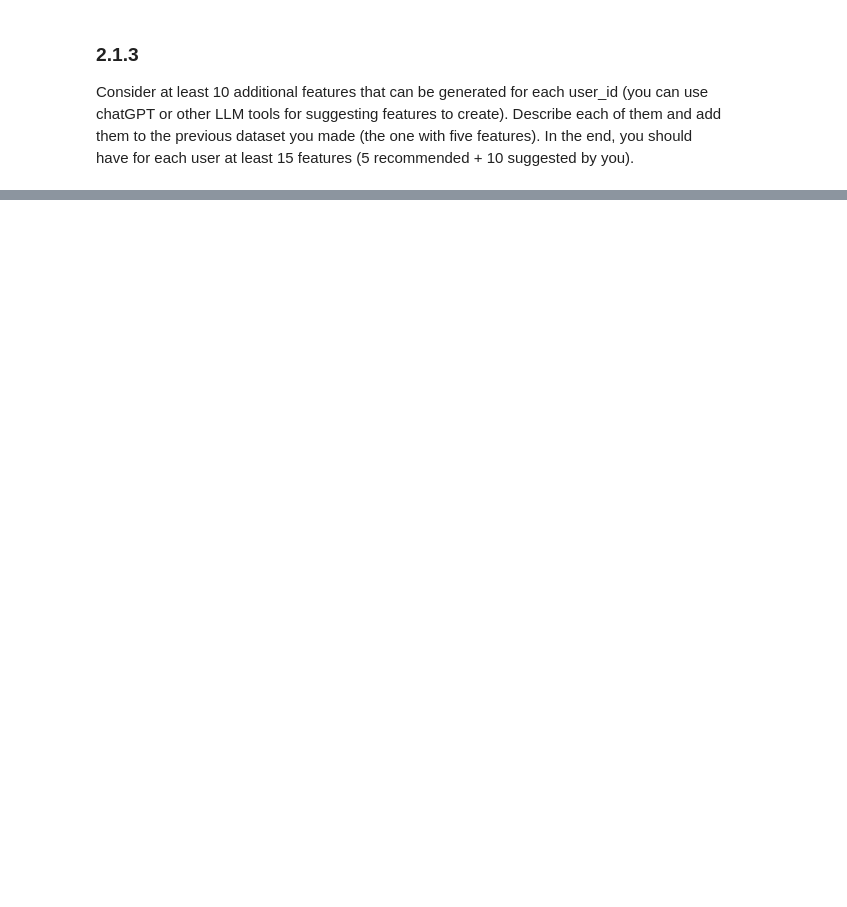
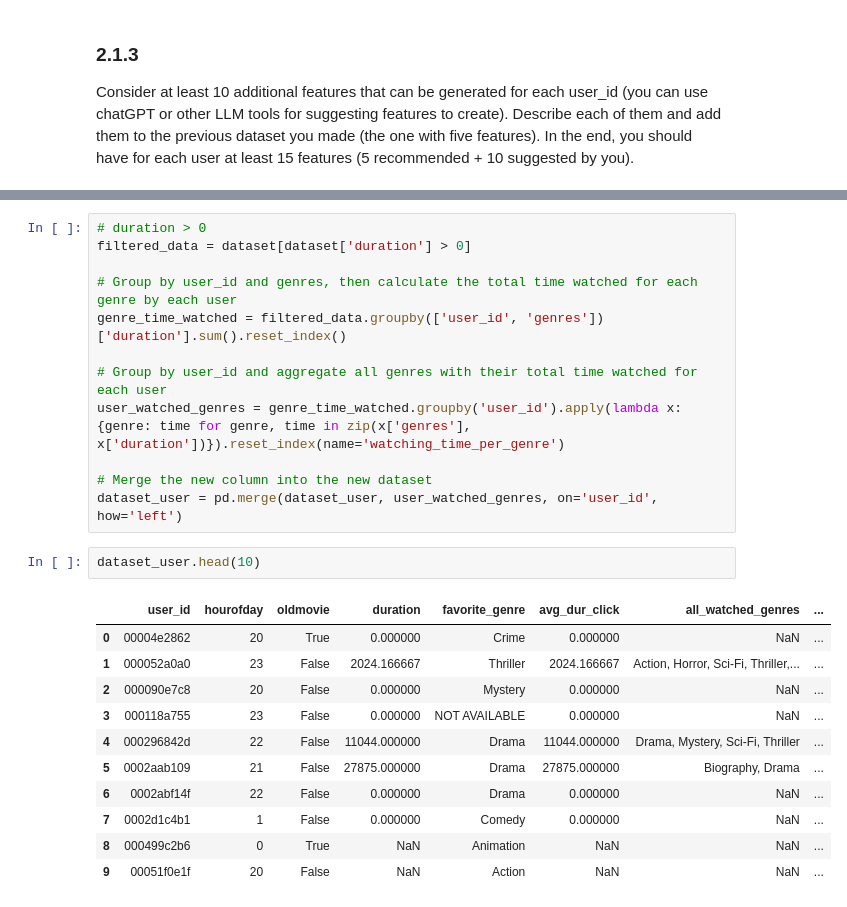
Before and after one commit to Alessandra9922/ADM_HW4_Group_8, a Jupyter notebook: Question_2/main_(2).ipynb, the cells around one changed output, grey strips where cells are left out. Cells and saved outputs as stored; diff of their text form; blank space fills up the shorter version.

```diff
--- a/Question_2/main_(2).ipynb
+++ b/Question_2/main_(2).ipynb
@@ -363,0 +395,26 @@ You may notice that you have plenty of features to work with now. So, it would b
+# %%
+# duration > 0
+filtered_data = dataset[dataset['duration'] > 0]
+
+# Group by user_id and genres, then calculate the total time watched for each genre by each user
+genre_time_watched = filtered_data.groupby(['user_id', 'genres'])['duration'].sum().reset_index()
+
+# Group by user_id and aggregate all genres with their total time watched for each user
+user_watched_genres = genre_time_watched.groupby('user_id').apply(lambda x: {genre: time for genre, time in zip(x['genres'], x['duration'])}).reset_index(name='watching_time_per_genre')
+
+# Merge the new column into the new dataset
+dataset_user = pd.merge(dataset_user, user_watched_genres, on='user_id', how='left')
+# %%
+dataset_user.head(10)
+# %% [output]
+|  | user_id | hourofday | oldmovie | duration | favorite_genre | avg_dur_click | all_watched_genres | ... |
+| 0 | 00004e2862 | 20 | True | 0.000000 | Crime | 0.000000 | NaN | ... |
+| 1 | 000052a0a0 | 23 | False | 2024.166667 | Thriller | 2024.166667 | Action, Horror, Sci-Fi, Thriller,... | ... |
+| 2 | 000090e7c8 | 20 | False | 0.000000 | Mystery | 0.000000 | NaN | ... |
+| 3 | 000118a755 | 23 | False | 0.000000 | NOT AVAILABLE | 0.000000 | NaN | ... |
+| 4 | 000296842d | 22 | False | 11044.000000 | Drama | 11044.000000 | Drama, Mystery, Sci-Fi, Thriller | ... |
+| 5 | 0002aab109 | 21 | False | 27875.000000 | Drama | 27875.000000 | Biography, Drama | ... |
+| 6 | 0002abf14f | 22 | False | 0.000000 | Drama | 0.000000 | NaN | ... |
+| 7 | 0002d1c4b1 | 1 | False | 0.000000 | Comedy | 0.000000 | NaN | ... |
+| 8 | 000499c2b6 | 0 | True | NaN | Animation | NaN | NaN | ... |
+| 9 | 00051f0e1f | 20 | False | NaN | Action | NaN | NaN | ... |
```
Also changed, not shown: parts of 10 cells of this notebook.
